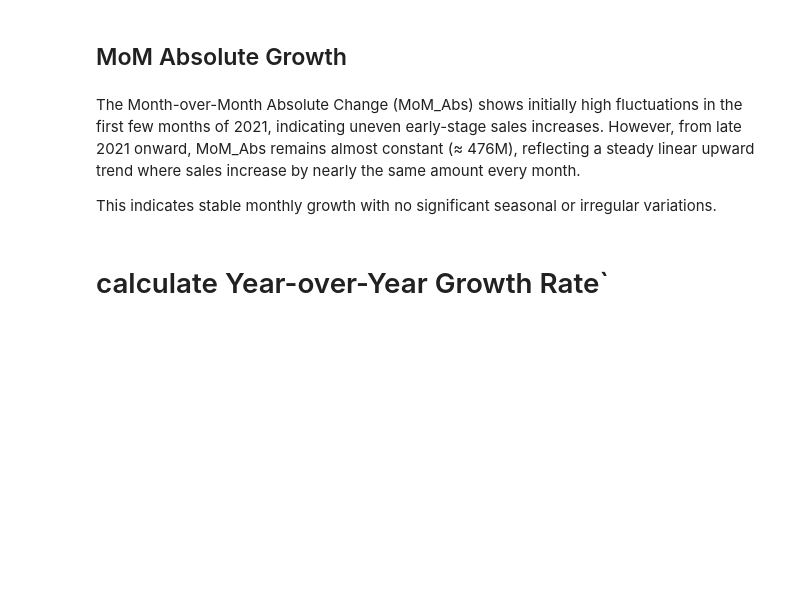
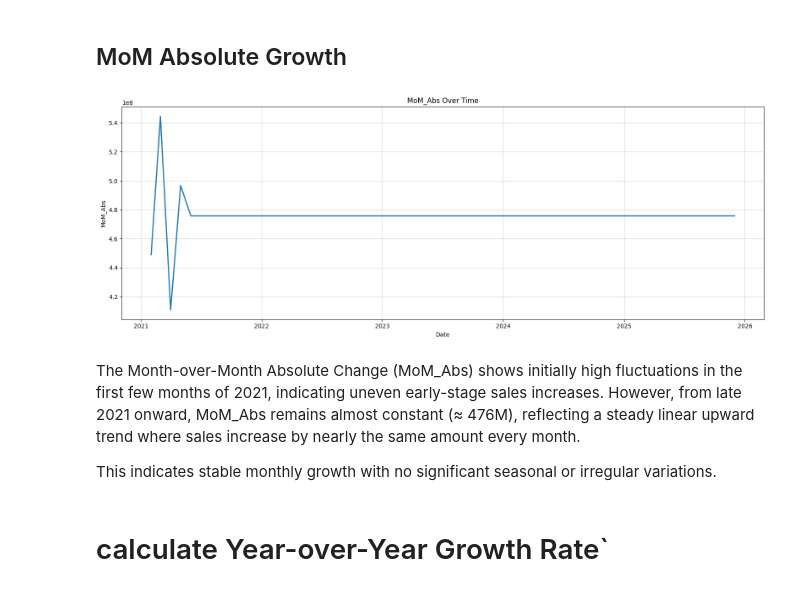
Before and after one commit to clusterloggs/forecasting-sale, a Jupyter notebook: forecasting.ipynb, the cells around one changed output. Drawn from its saved outputs; the diff is of its cells as text; code cells hidden in the pictures; blank space fills up the shorter version.

```diff
--- a/forecasting.ipynb
+++ b/forecasting.ipynb
@@ -115,9 +146,11 @@ plot(df, "MoM_Pct_%")
 # %% [markdown]
 ## MoM Absolute Growth
 # %%
-df["MoM_Abs"] = df["Total Sales"].diff()
+sales["MoM_Abs"] = sales["Total Sales"].diff()
 # Plot MoM Absolute Growth
-plot(df, "MoM_Abs")
+plot(sales, "MoM_Abs")
+# %% [output]
+[figure, added]
 # %% [markdown]
 The Month-over-Month Absolute Change (MoM_Abs) shows initially high fluctuations in the first few months of 2021, indicating uneven early-stage sales increases. However, from late 2021 onward, MoM_Abs remains almost constant (≈ 476M), reflecting a steady linear upward trend where sales increase by nearly the same amount every month.
 
```
Also changed, not shown: parts of 23 cells of this notebook, 7 other files.
